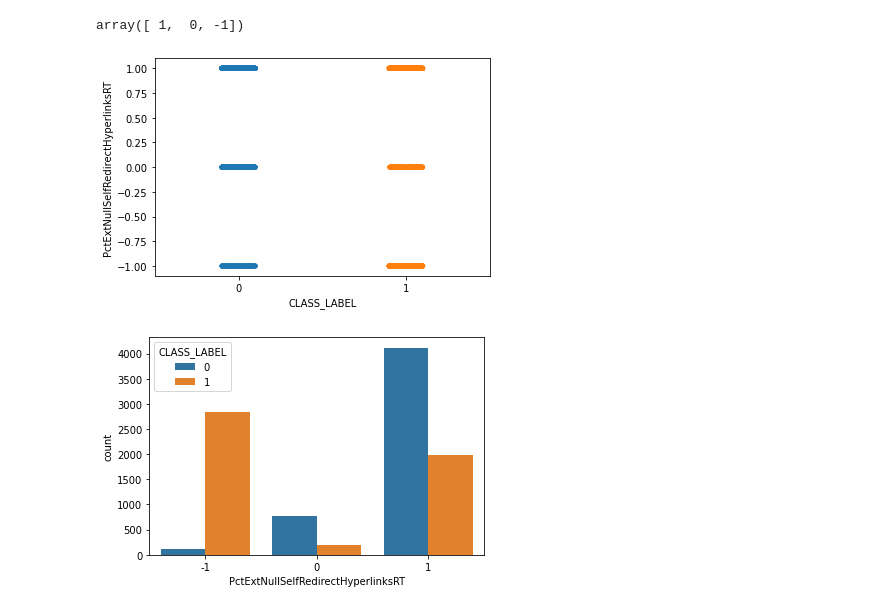
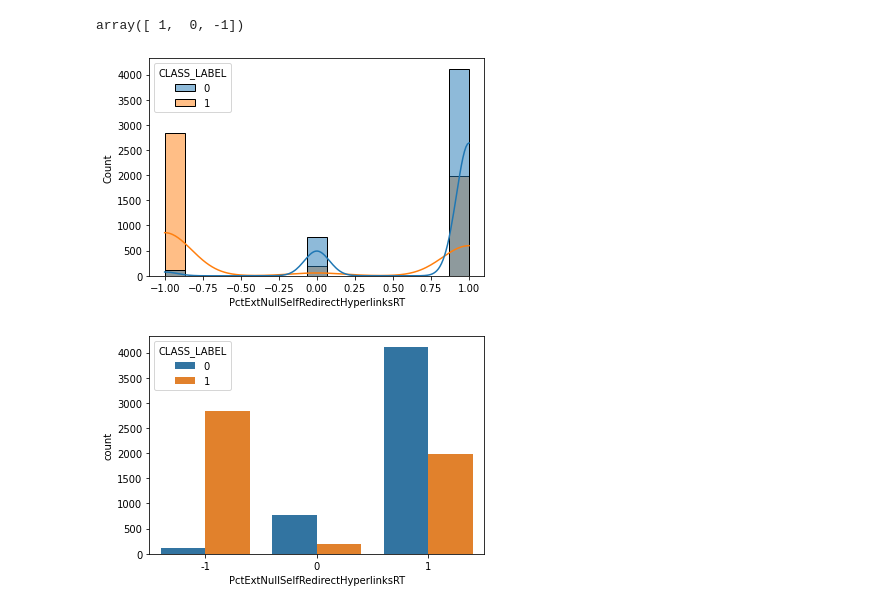
Before and after one commit to arj7192/fight_fraud_with_machine_learning, a Jupyter notebook: Chapter03/data_analysis.ipynb, the cells around one changed output. Drawn from its saved outputs; the diff is of its cells as text; code cells hidden in the pictures.

```diff
--- a/Chapter03/data_analysis.ipynb
+++ b/Chapter03/data_analysis.ipynb
@@ -106,9 +117,9 @@ df.PctExtNullSelfRedirectHyperlinksRT.fillna("NONE").unique()
 # %% [output]
 array([ 1,  0, -1])
 # %%
-sns.stripplot(data=df, x="CLASS_LABEL", y="PctExtNullSelfRedirectHyperlinksRT");
+sns.histplot(data=df, hue="CLASS_LABEL", x="PctExtNullSelfRedirectHyperlinksRT", kde=True);
 # %% [output]
-[figure, old version]
+[figure, new version]
 # %%
 sns.countplot(data=df, x="PctExtNullSelfRedirectHyperlinksRT", hue="CLASS_LABEL");
 # %% [output]
```
Also changed, not shown: parts of 11 cells of this notebook, 1 other file.
